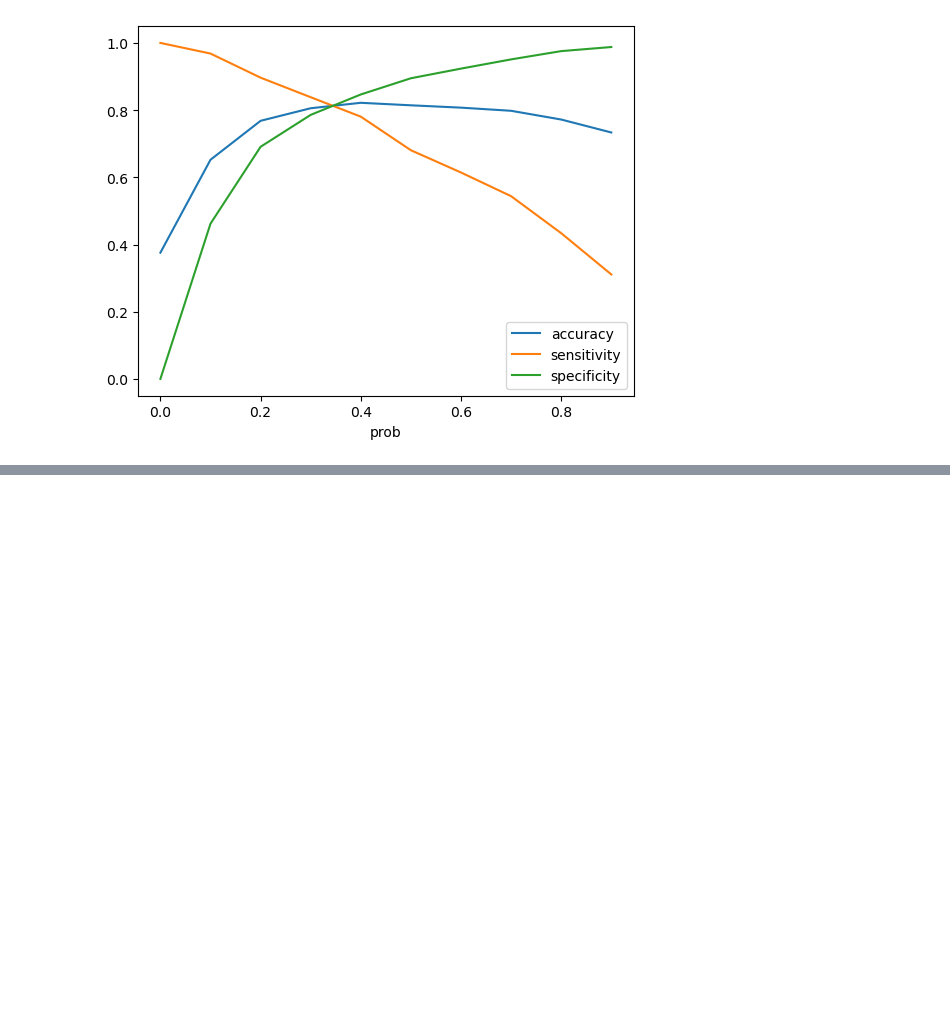
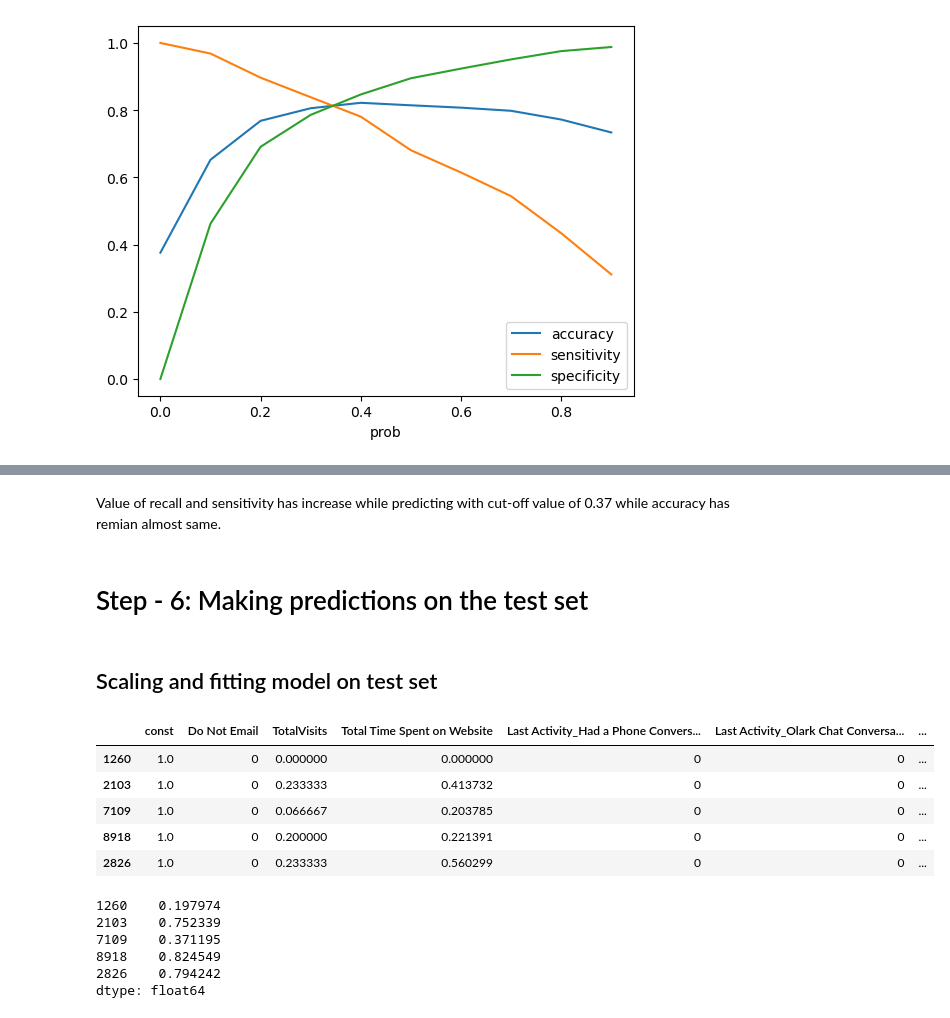
Before and after one commit to VasuMavani/Lead-Scoring, a Jupyter notebook: Assignment.ipynb, the cells around one changed output, grey strips where cells are left out. Saved outputs shown, nothing was run; the diff lists cells and outputs as text; code cells hidden in the pictures; blank space fills up the shorter version.

```diff
--- a/Assignment.ipynb
+++ b/Assignment.ipynb
@@ -2140,3 +2139,6 @@ vif
 | 12 | Last Notable Activity_Unsubscribed | 1.08 |
 | 11 | Lead Profile_Student of SomeSchool | 1.03 |
 | 3 | Last Activity_Had a Phone Convers... | 1.01 |
+# %%
+col = X_train.columns
+col
@@ -2299,0 +2358,30 @@ plt.show()
+# %% [markdown]
+Value of recall and sensitivity has increase while predicting with cut-off value of 0.37 while accuracy has remian almost same.
+# %% [markdown]
+# Step - 6: Making predictions on the test set
+# %% [markdown]
+## Scaling and fitting model on test set
+# %%
+X_test[['TotalVisits','Total Time Spent on Website','Page Views Per Visit']] = scaler.transform(X_test[['TotalVisits','Total Time Spent on Website','Page Views Per Visit']])
+# %%
+X_test = X_test[col]
+# %%
+X_test_sm = sm.add_constant(X_test[col])
+X_test_sm.head()
+# %% [output]
+|  | const | Do Not Email | TotalVisits | Total Time Spent on Website | Last Activity_Had a Phone Convers... | Last Activity_Olark Chat Conversa... | ... |
+| 1260 | 1.0 | 0 | 0.000000 | 0.000000 | 0 | 0 | ... |
+| 2103 | 1.0 | 0 | 0.233333 | 0.413732 | 0 | 0 | ... |
+| 7109 | 1.0 | 0 | 0.066667 | 0.203785 | 0 | 0 | ... |
+| 8918 | 1.0 | 0 | 0.200000 | 0.221391 | 0 | 0 | ... |
+| 2826 | 1.0 | 0 | 0.233333 | 0.560299 | 0 | 0 | ... |
+# %%
+y_test_pred = res.predict(sm.add_constant(X_test))
+y_test_pred.head()
+# %% [output]
+1260    0.197974
+2103    0.752339
+7109    0.371195
+8918    0.824549
+2826    0.794242
+dtype: float64
```
Also changed, not shown: parts of 35 cells of this notebook.
